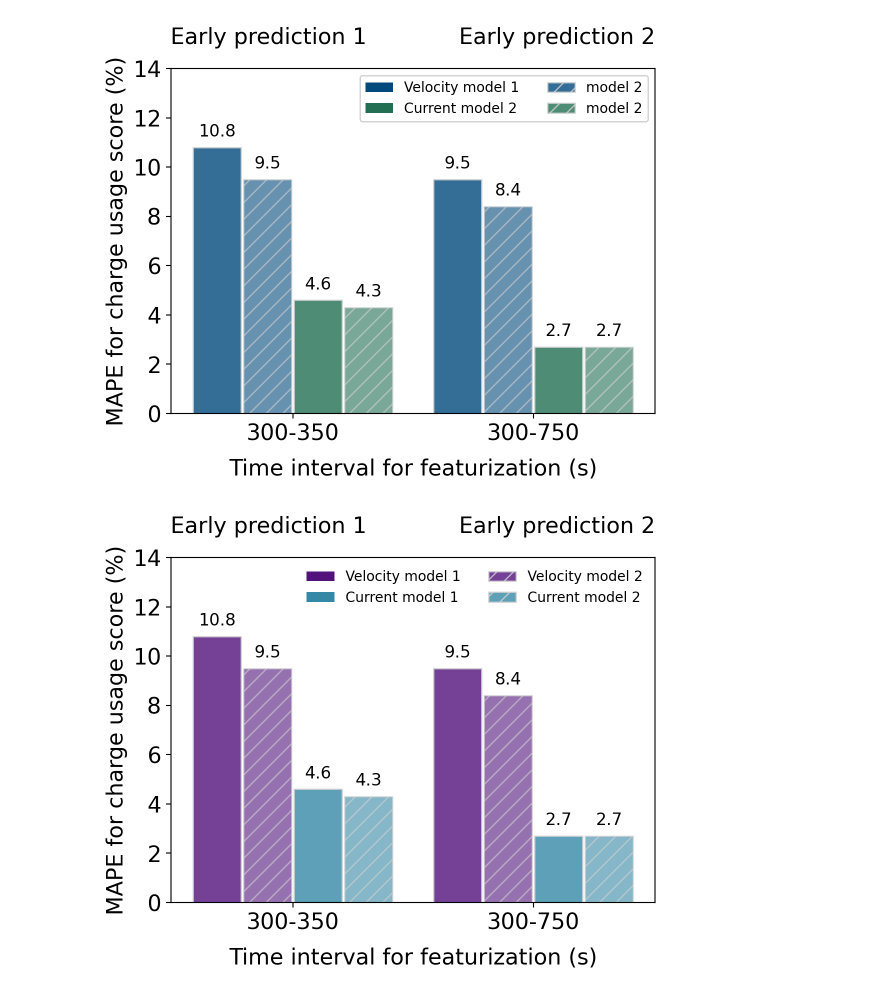
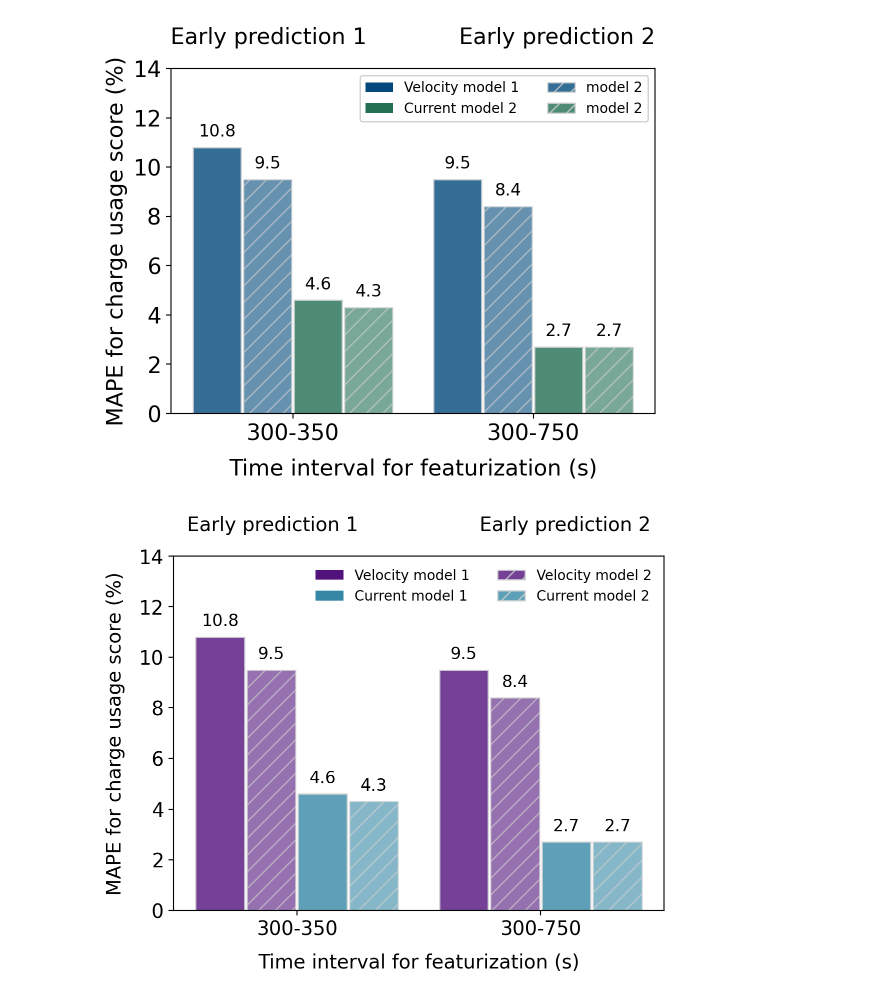
Before and after one commit to uwsunlab/EV-range-anxiety, a Jupyter notebook: ML_and_simulink_models/current_based_ML_models/machine_learning_plot.ipynb, the cells around one changed output. Drawn from its saved outputs; the diff is of its cells as text; code cells hidden in the pictures.

```diff
--- a/ML_and_simulink_models/current_based_ML_models/machine_learning_plot.ipynb
+++ b/ML_and_simulink_models/current_based_ML_models/machine_learning_plot.ipynb
@@ -244,7 +244,7 @@ plt.show()
 # %%
 sns.reset_orig()
 plt.rcdefaults()
-plt.rcParams['font.size'] = 16
+plt.rcParams['font.size'] = 14
 fig, ax1 = plt.subplots(figsize=(6, 5))
 
 first_index_values = [10.8, 9.5, 4.6, 4.3]
@@ -290,33 +290,33 @@ for i in range(len(first_index_values)):
     # Add numerical values on top of bars
     plt.text(positions1[i], first_index_values[i] + 0.3, f'{first_index_values[i]:.1f}',
              ha='center', va='bottom', color='black', fontsize=12)
     plt.text(positions2[i], eighth_index_values[i] + 0.3, f'{eighth_index_values[i]:.1f}',
              ha='center', va='bottom', color='black', fontsize=12)
 
 # Add legend with smaller font and two columns
 legend = ax1.legend(handles=legend_elements,
                    loc='upper right',
                    fontsize=10,
                    ncol=2,
                    bbox_to_anchor=(1, 1),
                    frameon=False)  # Removed legend frame
 
 # Add group annotations
 group1_center = sum(positions1[:2]) / 2 + 0.21  # Center of the first group
 group2_center = sum(positions2[:2]) / 2 + 0.21  # Center of the second group
 
 ax1.text(group1_center-0.1, 15, 'Early prediction 1', ha='center')
 ax1.text(group2_center+0.1, 15, 'Early prediction 2', ha='center')
 
 # Set x-ticks and labels
 ax1.set_xticks([group1_center, group2_center])
 ax1.set_xticklabels(x_labels)
 
 plt.xlabel('Time interval for featurization (s)', labelpad=10)
-plt.ylabel('MAPE for charge usage score (%)')
+plt.ylabel('MAPE for charge usage score (%)', labelpad=10)
 plt.ylim(0, 14)
 plt.tight_layout()
-# fig.savefig('/Users/hemanthnr/Desktop/batt_patt figures/ep1vsep2.svg', format='svg', dpi=1000, bbox_inches='tight')
+fig.savefig(PLOT_DIR / 'early_prediction_comp.svg', format='svg', dpi=2000, bbox_inches='tight')
 plt.show()
 # %% [output]
-[figure, old version]
+[figure, new version]
```
Also changed, not shown: parts of 1 cell of this notebook, 16 other files.
